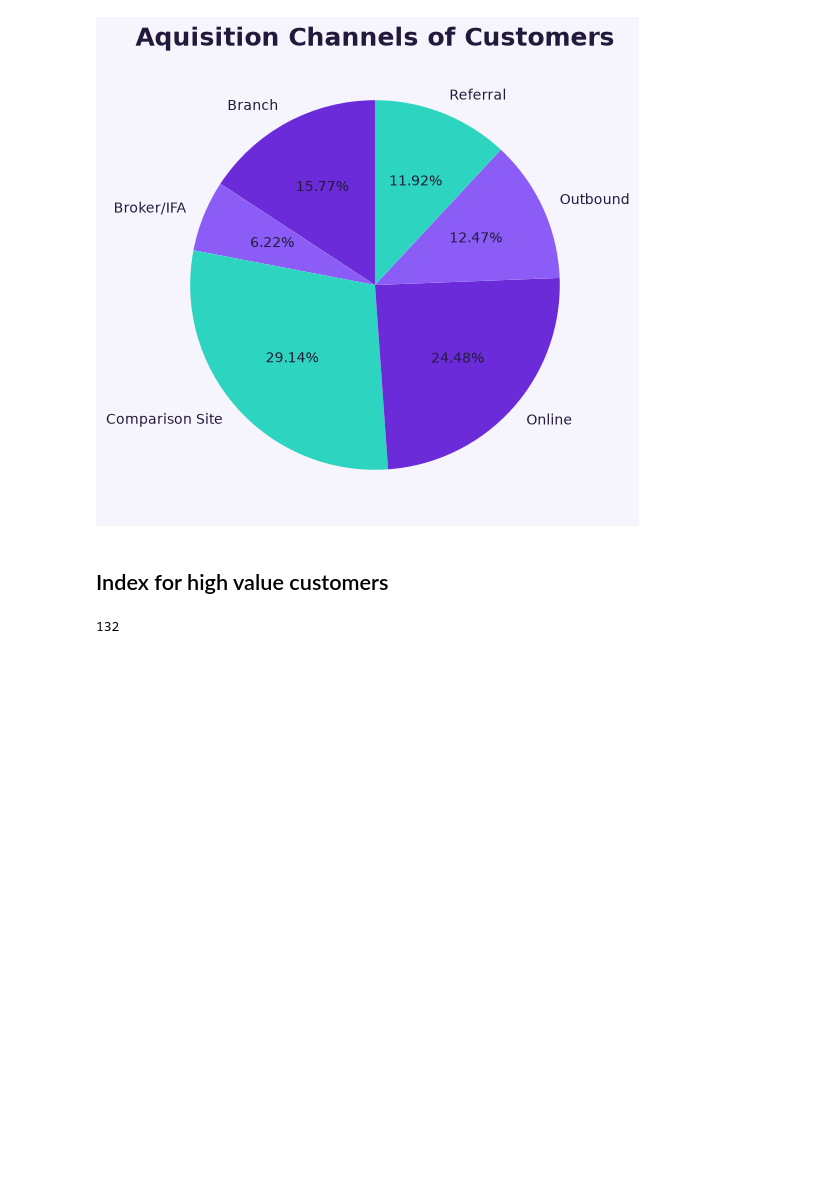
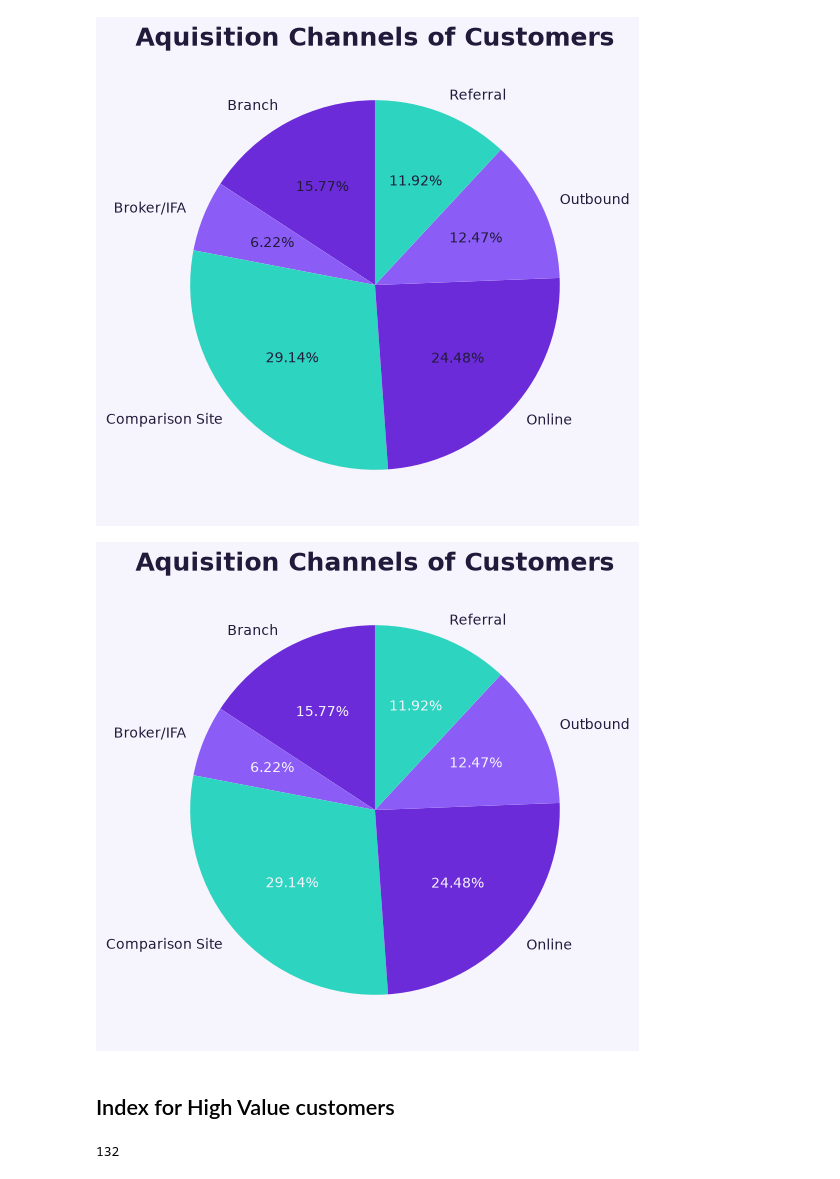
Before and after one commit to esmerowbotham-tech/Money-Craft-Project, a Jupyter notebook: insights.ipynb, the cells around one changed output. Cells and saved outputs as stored; diff of their text form; code cells hidden in the pictures; blank space fills up the shorter version.

```diff
--- a/insights.ipynb
+++ b/insights.ipynb
@@ -421,8 +433,37 @@ plt.title('Aquisition Channels of Customers', color=title_label_colour, weight='
 plt.show()
 # %% [output]
 [figure]
+# %%
+# change percentage labels to white to avoid contrasting colours
+
+plt.figure(figsize=(6, 6))
+
+wedges, texts, autotexts = plt.pie(
+    percentage_customer_by_channel.round(2),
+    labels=channels,
+    colors=graph_colours,
+    autopct='%1.2f%%',
+    startangle=90
+)
+
+# keep labels (channel names) in your original colour
+for t in texts:
+    t.set_color(title_label_colour)
+
+# change ONLY percentage labels here
+for at in autotexts:
+    at.set_color('#F6F4FC')  # pick whatever you want
+
+plt.title('Aquisition Channels of Customers',
+          color=title_label_colour,
+          weight='bold',
+          size=18)
+
+plt.show()
+# %% [output]
+[figure, added]
 # %% [markdown]
-## Index for high value customers
+## Index for High Value customers
 # %%
 # Find the 80th percentile of total_revenue and store it as threshold.
 threshold = scv['total_revenue'].max() * 0.8
```
Also changed, not shown: parts of 8 cells of this notebook.
